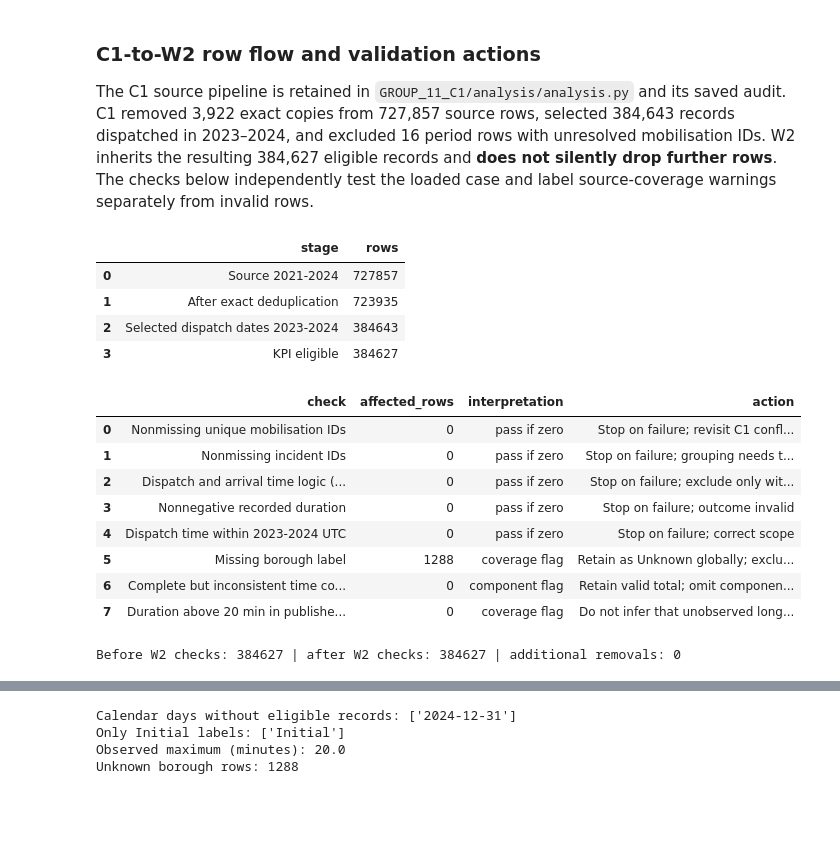
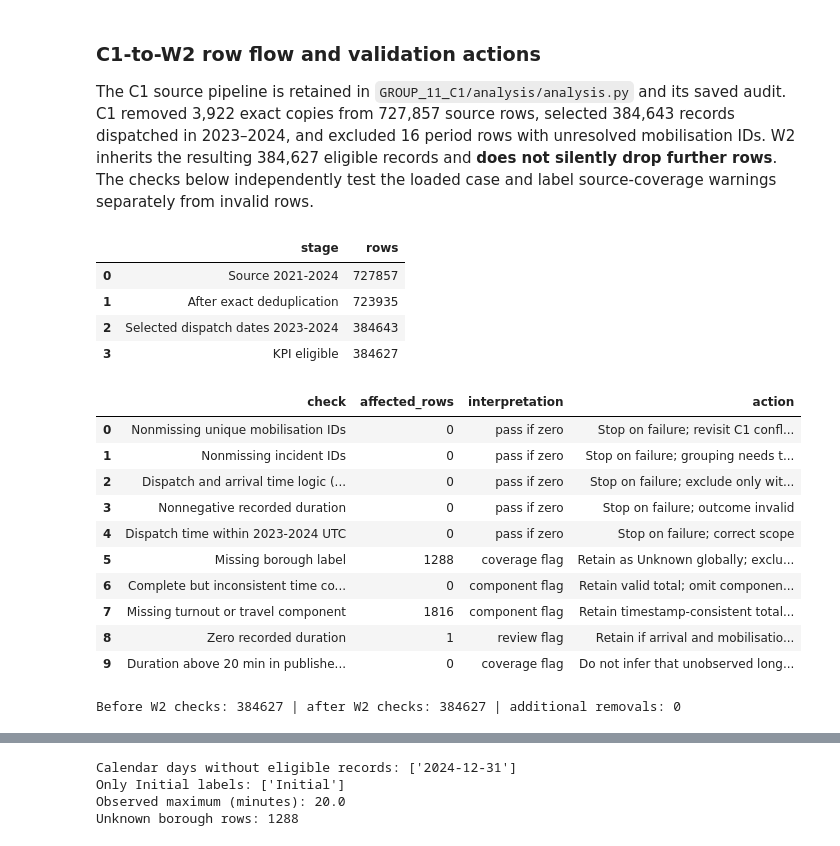
Before and after one commit to matiasudd/lfb-business-intelligence, a Jupyter notebook: notebooks/W2_project.ipynb, the cells around one changed output, grey strips where cells are left out. Saved outputs shown, nothing was run; the diff lists cells and outputs as text; code cells hidden in the pictures; blank space fills up the shorter version.

```diff
--- a/notebooks/W2_project.ipynb
+++ b/notebooks/W2_project.ipynb
@@ -46,6 +48,7 @@ import pandas as pd
 import matplotlib.pyplot as plt
 from IPython.display import display
 
+pd.set_option('display.max_colwidth', None)
 SEED = 423
 THRESHOLD_SECONDS = 600
 root = Path.cwd().resolve()
@@ -56,6 +59,12 @@ source = root / 'GROUP_11_C1/data/case_tables/mobilisations_2023_2024_clean.csv.
 out = root / 'outputs/w2'
 out.mkdir(parents=True, exist_ok=True)
 audit = json.loads((root / 'GROUP_11_C1/data/case_tables/audit.json').read_text(encoding='utf-8'))
+w1_manifest = json.loads((root / 'docs/w2/w1_source_manifest.json').read_text(encoding='utf-8'))
+c1_manifest = json.loads((root / 'GROUP_11_C1/data/source_manifest.json').read_text(encoding='utf-8'))
+original_csv = 'mobilisations_2021_2024.csv'
+assert all(w1_manifest[original_csv][key] == c1_manifest[original_csv][key]
+           for key in ['url', 'retrieved_utc', 'bytes', 'sha256'])
+print('Retained W1/C1 source manifests agree:', c1_manifest[original_csv]['sha256'])
 source_columns = ['ResourceMobilisationId','IncidentNumber','DateAndTimeMobilised',
                   'DateAndTimeArrived','AttendanceTimeSeconds','BoroughName',
                   'TurnoutTimeSeconds','TravelTimeSeconds','PlusCode_Code']
@@ -94,32 +104,36 @@ checks = [
     ('Nonmissing unique mobilisation IDs', int(case.ResourceMobilisationId.isna().sum() + case.ResourceMobilisationId.duplicated().sum()), 'pass if zero', 'Stop on failure; revisit C1 conflict resolution'),
     ('Nonmissing incident IDs', int(case.IncidentNumber.isna().sum()), 'pass if zero', 'Stop on failure; grouping needs this key'),
     ('Dispatch and arrival time logic (<=1 s difference)', int((case.DateAndTimeMobilised.isna() | case.DateAndTimeArrived.isna() | elapsed_seconds.lt(0) | (elapsed_seconds-case.AttendanceTimeSeconds).abs().gt(1)).sum()), 'pass if zero', 'Stop on failure; exclude only with explicit audit'),
     ('Nonnegative recorded duration', int((case.AttendanceTimeSeconds.isna() | case.AttendanceTimeSeconds.lt(0)).sum()), 'pass if zero', 'Stop on failure; outcome invalid'),
     ('Dispatch time within 2023-2024 UTC', int((~case.DateAndTimeMobilised.between(pd.Timestamp('2023-01-01',tz='UTC'),pd.Timestamp('2025-01-01',tz='UTC'),inclusive='left')).sum()), 'pass if zero', 'Stop on failure; correct scope'),
     ('Missing borough label', int(case.BoroughName.isna().sum()), 'coverage flag', 'Retain as Unknown globally; exclude from named-borough ranking'),
     ('Complete but inconsistent time components', int(component_problem.sum()), 'component flag', 'Retain valid total; omit components from component-only analysis'),
+    ('Missing turnout or travel component', int((~complete_components).sum()), 'component flag', 'Retain timestamp-consistent total; omit from component-only analysis'),
+    ('Zero recorded duration', int(case.AttendanceTimeSeconds.eq(0).sum()), 'review flag', 'Retain if arrival and mobilisation timestamps agree; disclose as a boundary observation'),
     ('Duration above 20 min in published extract', int(case.AttendanceTimeSeconds.gt(1200).sum()), 'coverage flag', 'Do not infer that unobserved long responses never occur'),
 ]
 check_table = pd.DataFrame(checks, columns=['check','affected_rows','interpretation','action'])
 check_table.to_csv(out/'validation_checks.csv',index=False)
 display(check_table)
 assert (check_table.iloc[:5].affected_rows == 0).all()
 assert case.hour_gmt.between(0,23).all()
 assert len(case) + audit['excluded_kpi_rows'] == audit['period_rows_after_exact_dedup']
 print('Before W2 checks:',len(case),'| after W2 checks:',len(case),'| additional removals: 0')
 # %% [output]
 |  | stage | rows |
 | 0 | Source 2021-2024 | 727857 |
 | 1 | After exact deduplication | 723935 |
 | 2 | Selected dispatch dates 2023-2024 | 384643 |
 | 3 | KPI eligible | 384627 |
 |  | check | affected_rows | interpretation | action |
 | 0 | Nonmissing unique mobilisation IDs | 0 | pass if zero | Stop on failure; revisit C1 confl... |
 | 1 | Nonmissing incident IDs | 0 | pass if zero | Stop on failure; grouping needs t... |
 | 2 | Dispatch and arrival time logic (... | 0 | pass if zero | Stop on failure; exclude only wit... |
 | 3 | Nonnegative recorded duration | 0 | pass if zero | Stop on failure; outcome invalid |
 | 4 | Dispatch time within 2023-2024 UTC | 0 | pass if zero | Stop on failure; correct scope |
 | 5 | Missing borough label | 1288 | coverage flag | Retain as Unknown globally; exclu... |
 | 6 | Complete but inconsistent time co... | 0 | component flag | Retain valid total; omit componen... |
-| 7 | Duration above 20 min in publishe... | 0 | coverage flag | Do not infer that unobserved long... |
+| 7 | Missing turnout or travel component | 1816 | component flag | Retain timestamp-consistent total... |
+| 8 | Zero recorded duration | 1 | review flag | Retain if arrival and mobilisatio... |
+| 9 | Duration above 20 min in publishe... | 0 | coverage flag | Do not infer that unobserved long... |
 Before W2 checks: 384627 | after W2 checks: 384627 | additional removals: 0
```
Also changed, not shown: parts of 11 cells of this notebook, 6 other files.
